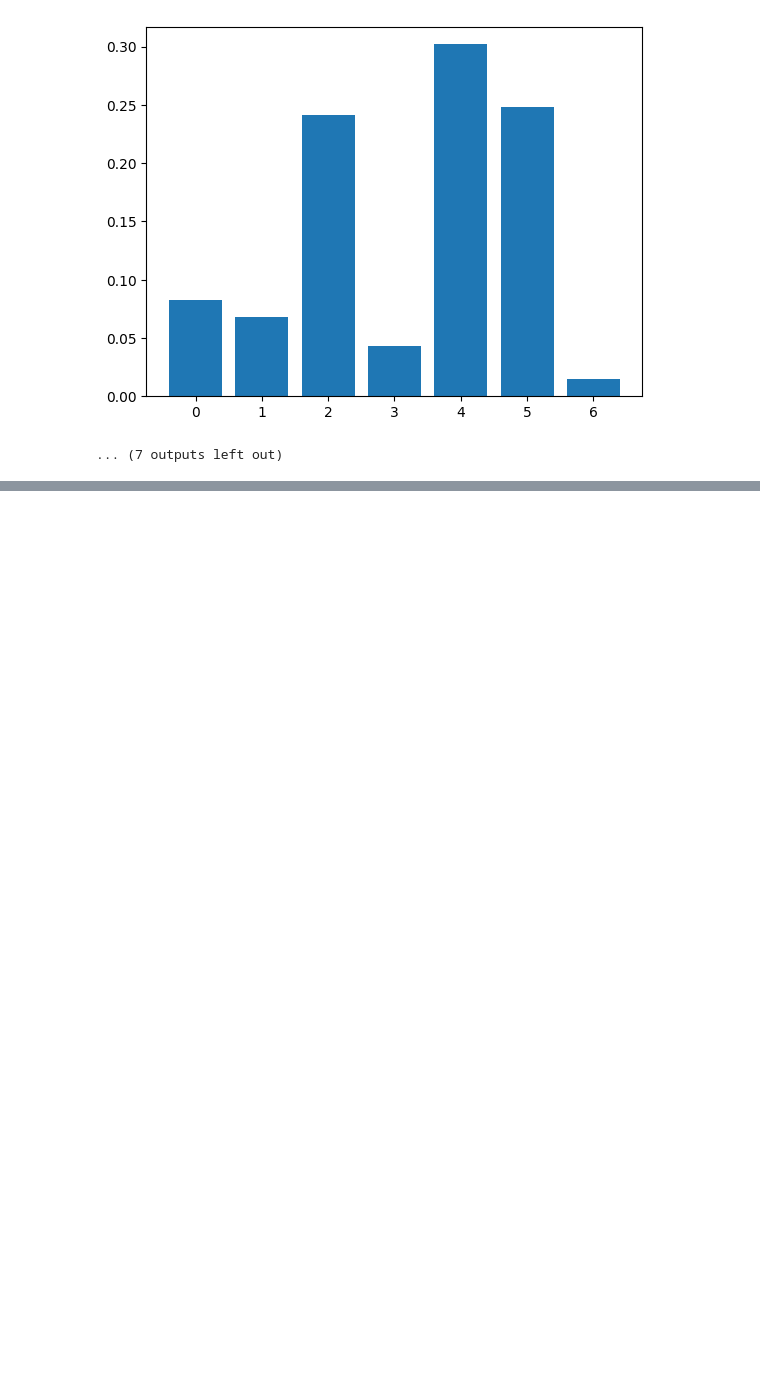
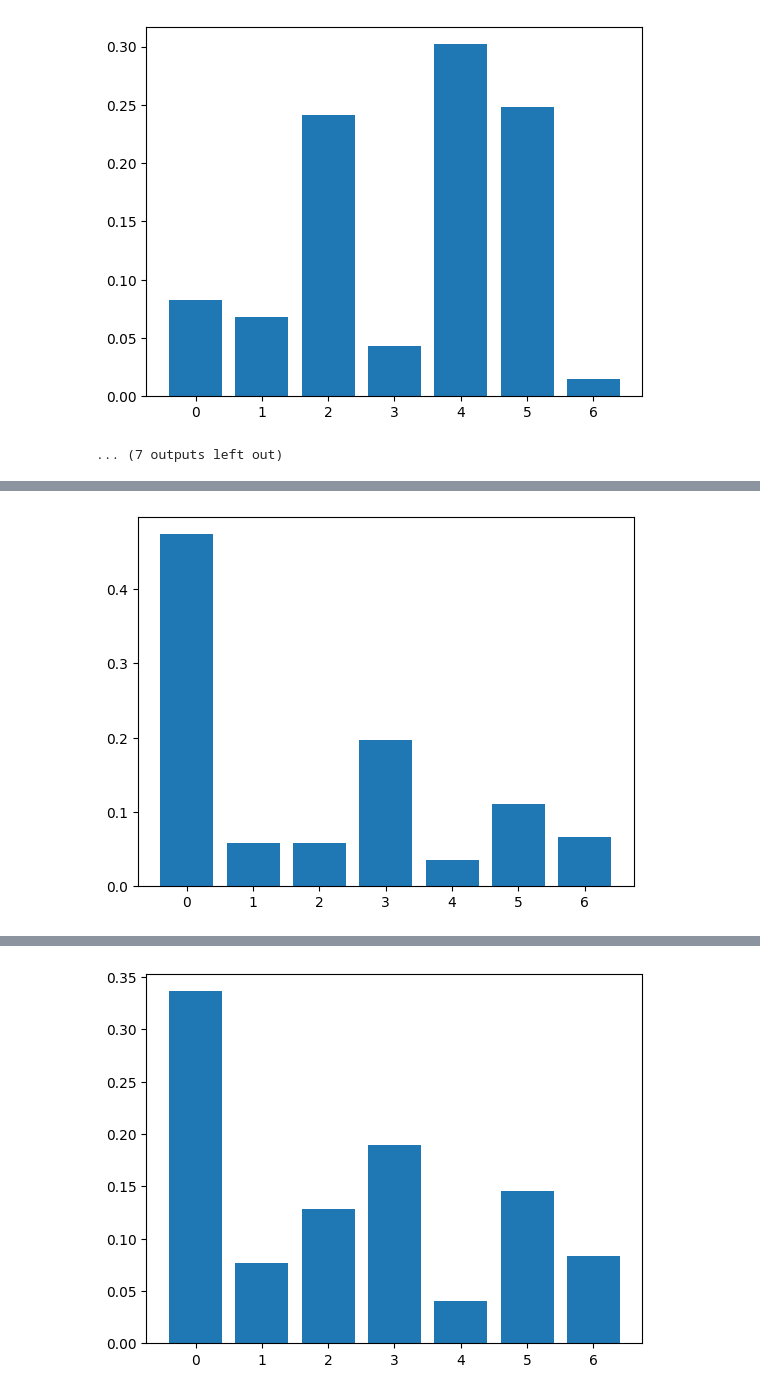
Before and after one commit to eissana/alphazero, a Jupyter notebook: connect4.ipynb, the cells around one changed output, grey strips where cells are left out. Saved outputs shown, nothing was run; the diff lists cells and outputs as text; code cells hidden in the pictures; blank space fills up the shorter version.

```diff
--- a/connect4.ipynb
+++ b/connect4.ipynb
@@ -481,0 +1019,18 @@ available actions: [0 1 2 3 4 5 6]
+# %%
+losses = None
+# %%
+load_model = params["load_model"]
+num_epochs = params["num_epochs"]
+lr = params["lr"]
+weight_decay = params["weight_decay"]
+
+optimizer = torch.optim.Adam(model.parameters(), lr=lr, weight_decay=weight_decay)
+
+if load_model:
+    model_checkpoint = torch.load(f"./models/{c4}_{num_epochs}.pt")
+    model = model_checkpoint["model"]
+    optimizer = model_checkpoint["optimizer"]
+else:
+    num_models_to_save = 1
+    train_model(c4, model, optimizer, train_data, eval_data, params, losses,
+                num_models_to_save=num_models_to_save)
@@ -481,0 +1041,53 @@ available actions: [0 1 2 3 4 5 6]
+# %%
+c4 = Connect4()
+state = c4.init_state()
+player = c4.first_player
+
+embd_size = params["embd_size"]
+hidden_size = params["hidden_size"]
+num_blocks = params["num_blocks"]
+model = ResNet(c4, embd_size, hidden_size, num_blocks, params)
+
+lr = params["lr"]
+weight_decay = params["weight_decay"]
+optimizer = torch.optim.Adam(model.parameters(), lr=lr, weight_decay=weight_decay)
+
+num_epochs = params["num_epochs"]
+model_checkpoint = torch.load(f"./models/{c4}_{num_epochs}.pt")
+model.load_state_dict(model_checkpoint["model"])
+model.eval()
+optimizer.load_state_dict(model_checkpoint["optimizer"])
+
+while True:
+    print_state(state)
+    available_actions = c4.available_actions(state)
+
+    if len(available_actions) == 0:
+        print("draw!")
+        break
+
+    print(f"player {players[player]} to move...")
+    print(f"available moves: ")
+
+    if player == c4.first_player:
+        action = int(input("provide your move: "))
+    else:
+        neutral_state = c4.neutral_perspective(state, player)
+        enc_neutral_state = torch.tensor(encode_state(neutral_state), dtype=torch.float32).unsqueeze(0)
+
+        logit, _ = model(enc_neutral_state)
+        policy = F.softmax(logit, dim=1).squeeze(0).detach().cpu().numpy()
+        action = np.argmax(policy)
+
+        plt.bar(range(len(policy)), policy)
+        plt.show()
+
+    state = c4.next_state(state, action, player)
+
+    if c4.won(state, action):
+        print_state(state)
+        print(f"player {players[player]} won!")
+        break
+
+    player = c4.opponent(player)
+# %% [output]
@@ -481,0 +1113 @@ available actions: [0 1 2 3 4 5 6]
+[figure, added]
@@ -481,0 +1133 @@ available actions: [0 1 2 3 4 5 6]
+[figure, added]
```
Also changed, not shown: parts of 27 cells of this notebook, 2 other files.
